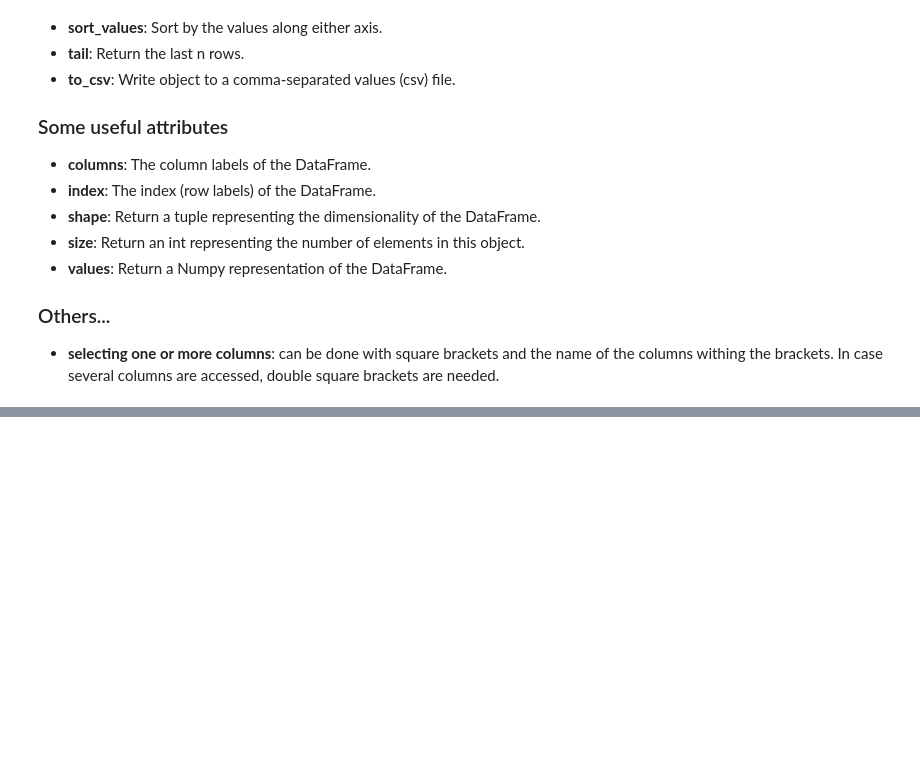
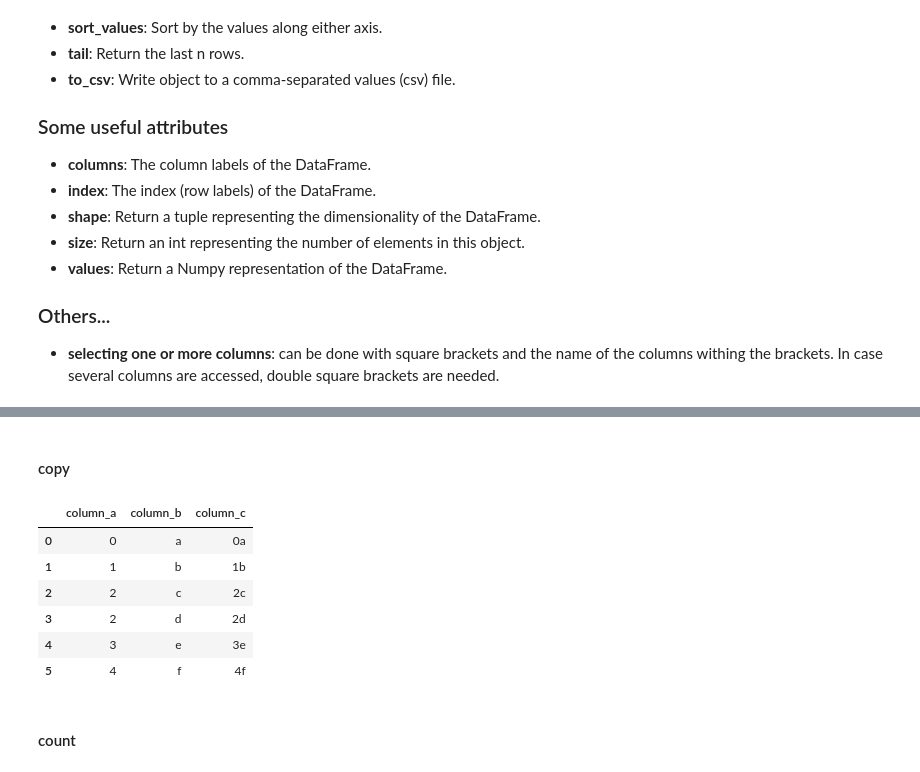
Before and after one commit to lucabenedetto/2019-ai-for-security, a Jupyter notebook: cheatsheets/pandas.ipynb, the cells around one changed output, grey strips where cells are left out. Cells and saved outputs as stored; diff of their text form; code cells hidden in the pictures; blank space fills up the shorter version.

```diff
--- a/cheatsheets/pandas.ipynb
+++ b/cheatsheets/pandas.ipynb
@@ -66,0 +135,15 @@ If you are wondering what's the difference between a one column DF and a Series
+# %% [markdown]
+#### copy
+# %%
+new_df = df.copy()
+display(new_df)
+# %% [output]
+|  | column_a | column_b | column_c |
+| 0 | 0 | a | 0a |
+| 1 | 1 | b | 1b |
+| 2 | 2 | c | 2c |
+| 3 | 2 | d | 2d |
+| 4 | 3 | e | 3e |
+| 5 | 4 | f | 4f |
+# %% [markdown]
+#### count
```
Also changed, not shown: parts of 67 cells of this notebook.
